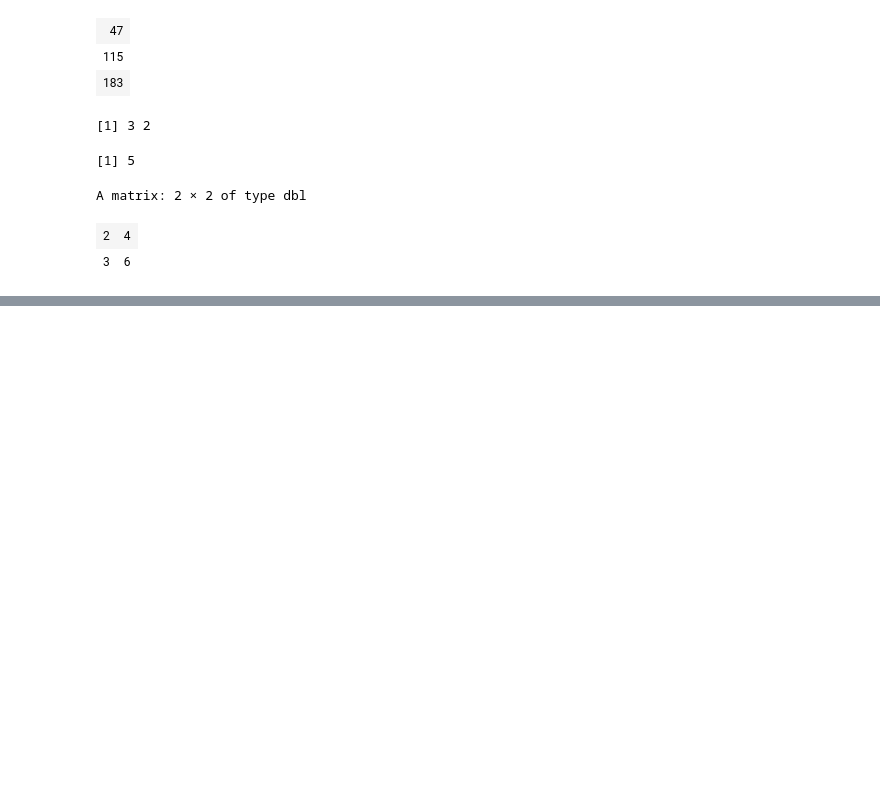
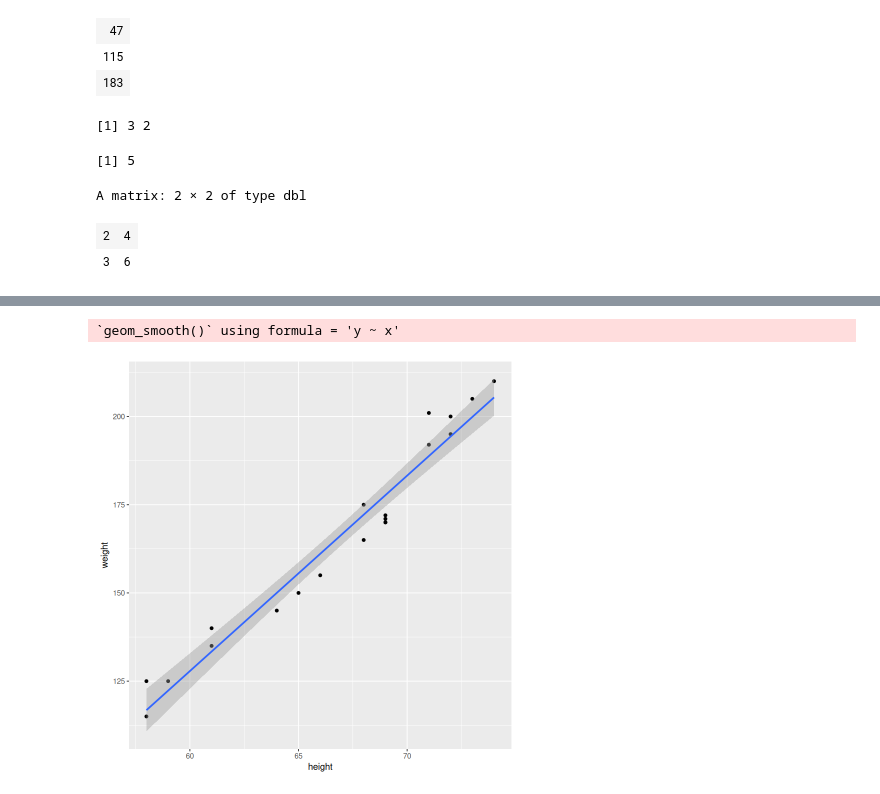
Before and after one commit to Victor-Mufasa/Computer-Interactive-Statistics, a Jupyter notebook: index.ipynb, the cells around one changed output, grey strips where cells are left out. Drawn from its saved outputs; the diff is of its cells as text; code cells hidden in the pictures; blank space fills up the shorter version.

Commit message:
Introduced packages and libraries. ggplot2, dpylr, tidyverse

```diff
--- a/index.ipynb
+++ b/index.ipynb
@@ -239,0 +234,4 @@ Has the following parameters;
+# %%
+## Reading in data
+data <- read.csv('heightWeight.csv')
+head(data)
@@ -239,0 +323,8 @@ Has the following parameters;
+# %%
+library(ggplot2)
+data %>%
+    ggplot(aes(x = height,y = weight)) +
+    geom_point()+geom_smooth(method = lm)
+# %% [output]
+`geom_smooth()` using formula = 'y ~ x'
+[figure, added]
```
Also changed, not shown: parts of 10 cells of this notebook.
